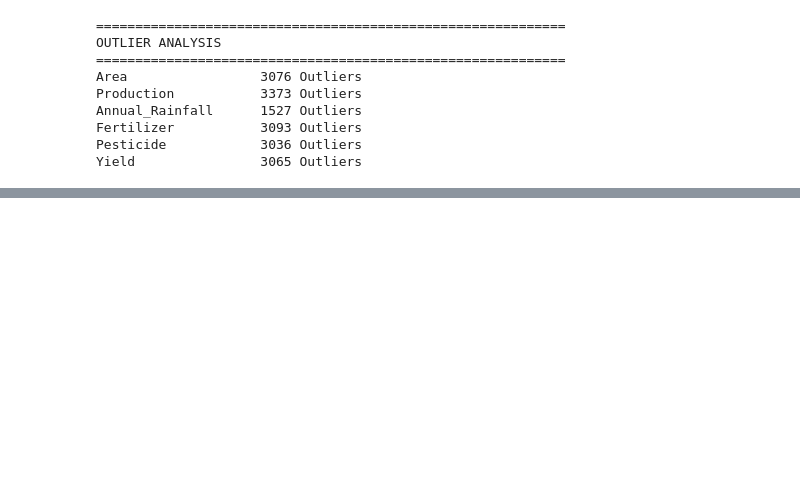
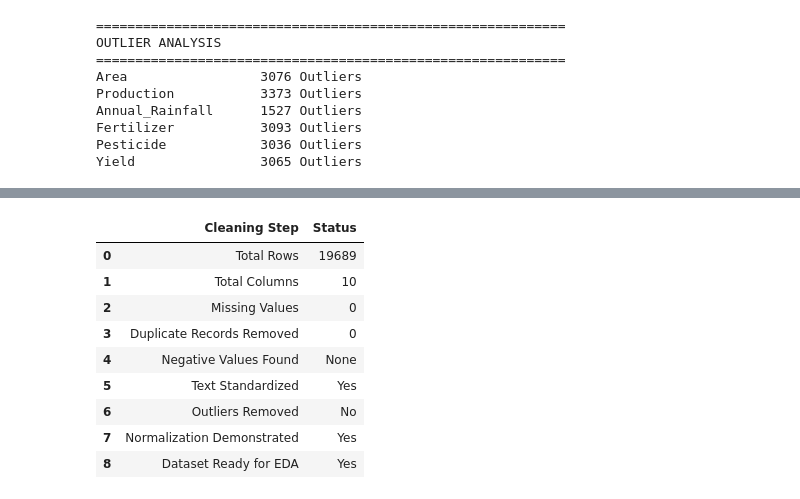
Before and after one commit to samruddhi042/Machine-Learning-Data-Analyst-Internship, a Jupyter notebook: notebooks/Week1_Data_Cleaning.ipynb, the cells around one changed output, grey strips where cells are left out. Saved outputs shown, nothing was run; the diff lists cells and outputs as text; code cells hidden in the pictures; blank space fills up the shorter version.

```diff
--- a/notebooks/Week1_Data_Cleaning.ipynb
+++ b/notebooks/Week1_Data_Cleaning.ipynb
@@ -333,0 +390,25 @@ NameError: name 'plt' is not defined
+# %%
+summary = {
+    "Total Rows": len(df),
+    "Total Columns": len(df.columns),
+    "Missing Values": df.isnull().sum().sum(),
+    "Duplicate Records Removed": duplicates,
+    "Negative Values Found": "None",
+    "Text Standardized": "Yes",
+    "Outliers Removed": "No",
+    "Normalization Demonstrated": "Yes",
+    "Dataset Ready for EDA": "Yes"
+}
+
+pd.DataFrame(summary.items(), columns=["Cleaning Step","Status"])
+# %% [output]
+|  | Cleaning Step | Status |
+| 0 | Total Rows | 19689 |
+| 1 | Total Columns | 10 |
+| 2 | Missing Values | 0 |
+| 3 | Duplicate Records Removed | 0 |
+| 4 | Negative Values Found | None |
+| 5 | Text Standardized | Yes |
+| 6 | Outliers Removed | No |
+| 7 | Normalization Demonstrated | Yes |
+| 8 | Dataset Ready for EDA | Yes |
```
Also changed, not shown: parts of 5 cells of this notebook.
